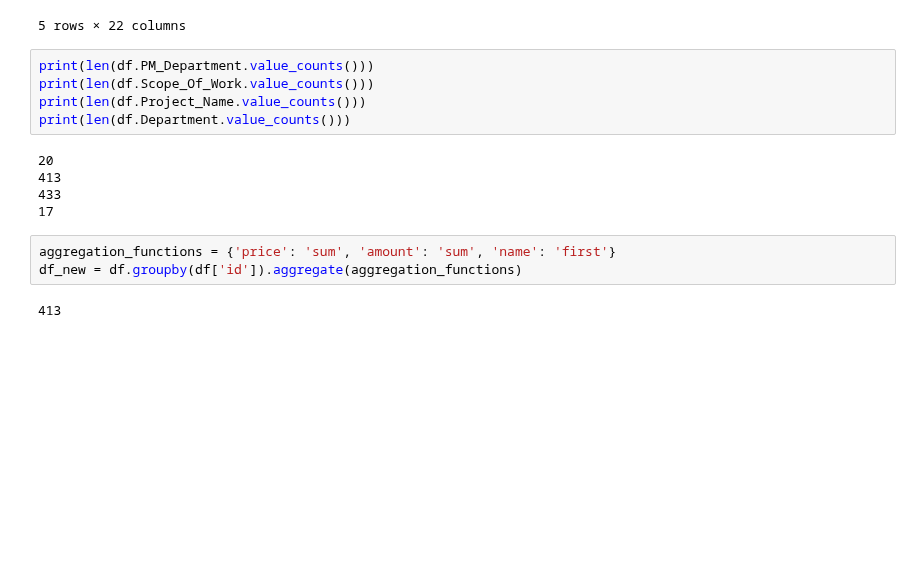
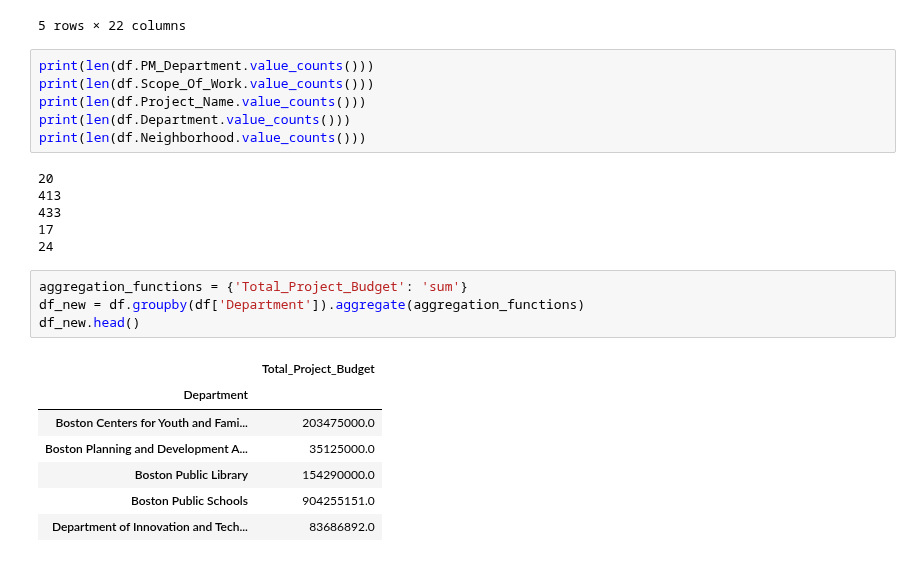
Before and after one commit to BU-Spark/ds-boston-city-budget, a Jupyter notebook: fa23-team-f/DataCleaning_capital.ipynb, the cells around one changed output. Drawn from its saved outputs; the diff is of its cells as text; blank space fills up the shorter version.

```diff
--- a/fa23-team-f/DataCleaning_capital.ipynb
+++ b/fa23-team-f/DataCleaning_capital.ipynb
@@ -95,13 +95,22 @@ print(len(df.PM_Department.value_counts()))
 print(len(df.Scope_Of_Work.value_counts()))
 print(len(df.Project_Name.value_counts()))
 print(len(df.Department.value_counts()))
+print(len(df.Neighborhood.value_counts()))
 # %% [output]
 20
 413
 433
 17
+24
 # %%
-aggregation_functions = {'price': 'sum', 'amount': 'sum', 'name': 'first'}
-df_new = df.groupby(df['id']).aggregate(aggregation_functions)
+aggregation_functions = {'Total_Project_Budget': 'sum'}
+df_new = df.groupby(df['Department']).aggregate(aggregation_functions)
+df_new.head()
 # %% [output]
-413
+|  | Total_Project_Budget |
+| Department |  |
+| Boston Centers for Youth and Fami... | 203475000.0 |
+| Boston Planning and Development A... | 35125000.0 |
+| Boston Public Library | 154290000.0 |
+| Boston Public Schools | 904255151.0 |
+| Department of Innovation and Tech... | 83686892.0 |
```
Also changed, not shown: parts of 3 cells of this notebook.
